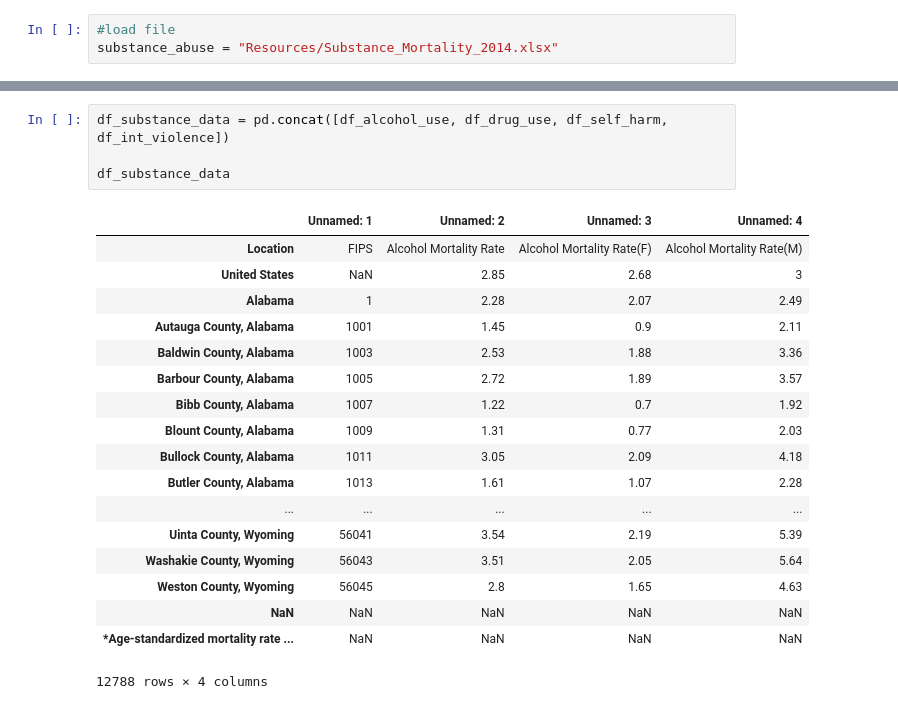
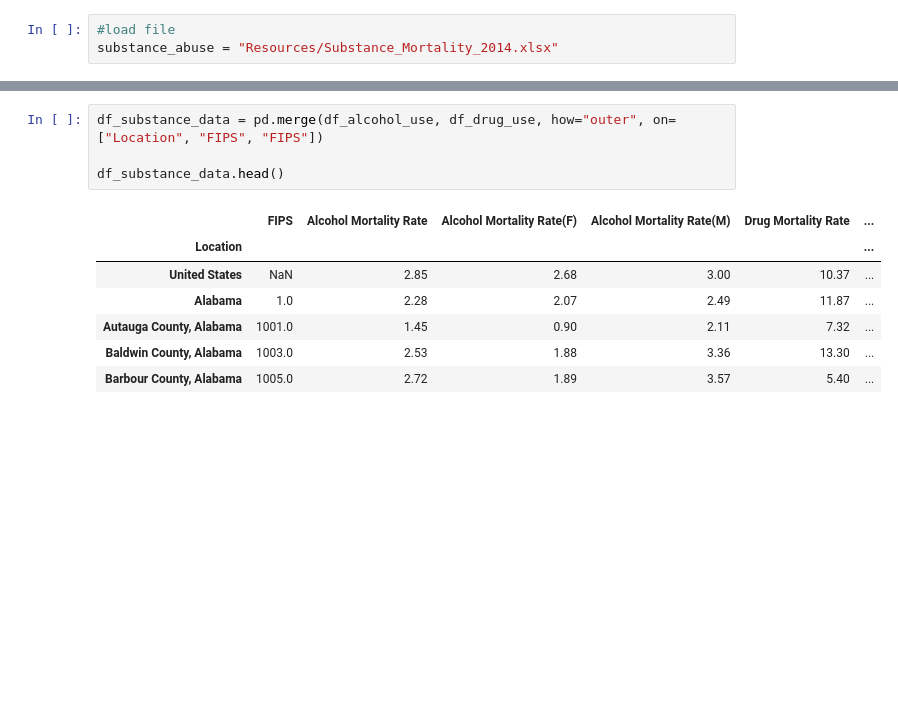
Before and after one commit to tessabanum/Team2_project1, a Jupyter notebook: Untitled.ipynb, the cells around one changed output, grey strips where cells are left out. Cells and saved outputs as stored; diff of their text form; blank space fills up the shorter version.

```diff
--- a/Untitled.ipynb
+++ b/Untitled.ipynb
@@ -67,23 +67,12 @@ df_int_violence.head()
 # %%
-df_substance_data = pd.concat([df_alcohol_use, df_drug_use, df_self_harm, df_int_violence])
+df_substance_data = pd.merge(df_alcohol_use, df_drug_use, how="outer", on=["Location", "FIPS", "FIPS"])
 
-df_substance_data
+df_substance_data.head()
 # %% [output]
-|  | Unnamed: 1 | Unnamed: 2 | Unnamed: 3 | Unnamed: 4 |
-| Location | FIPS | Alcohol Mortality Rate | Alcohol Mortality Rate(F) | Alcohol Mortality Rate(M) |
-| United States | NaN | 2.85 | 2.68 | 3 |
-| Alabama | 1 | 2.28 | 2.07 | 2.49 |
-| Autauga County, Alabama | 1001 | 1.45 | 0.9 | 2.11 |
-| Baldwin County, Alabama | 1003 | 2.53 | 1.88 | 3.36 |
-| Barbour County, Alabama | 1005 | 2.72 | 1.89 | 3.57 |
-| Bibb County, Alabama | 1007 | 1.22 | 0.7 | 1.92 |
-| Blount County, Alabama | 1009 | 1.31 | 0.77 | 2.03 |
-| Bullock County, Alabama | 1011 | 3.05 | 2.09 | 4.18 |
-| Butler County, Alabama | 1013 | 1.61 | 1.07 | 2.28 |
-| ... | ... | ... | ... | ... |
-| Uinta County, Wyoming | 56041 | 3.54 | 2.19 | 5.39 |
-| Washakie County, Wyoming | 56043 | 3.51 | 2.05 | 5.64 |
-| Weston County, Wyoming | 56045 | 2.8 | 1.65 | 4.63 |
-| NaN | NaN | NaN | NaN | NaN |
-| *Age-standardized mortality rate ... | NaN | NaN | NaN | NaN |
+|  | FIPS | Alcohol Mortality Rate | Alcohol Mortality Rate(F) | Alcohol Mortality Rate(M) | Drug Mortality Rate | ... |
+| Location |  |  |  |  |  | ... |
+| United States | NaN | 2.85 | 2.68 | 3.00 | 10.37 | ... |
+| Alabama | 1.0 | 2.28 | 2.07 | 2.49 | 11.87 | ... |
+| Autauga County, Alabama | 1001.0 | 1.45 | 0.90 | 2.11 | 7.32 | ... |
+| Baldwin County, Alabama | 1003.0 | 2.53 | 1.88 | 3.36 | 13.30 | ... |
+| Barbour County, Alabama | 1005.0 | 2.72 | 1.89 | 3.57 | 5.40 | ... |
-12788 rows × 4 columns
```
Also changed, not shown: parts of 8 cells of this notebook, 4 other files.
